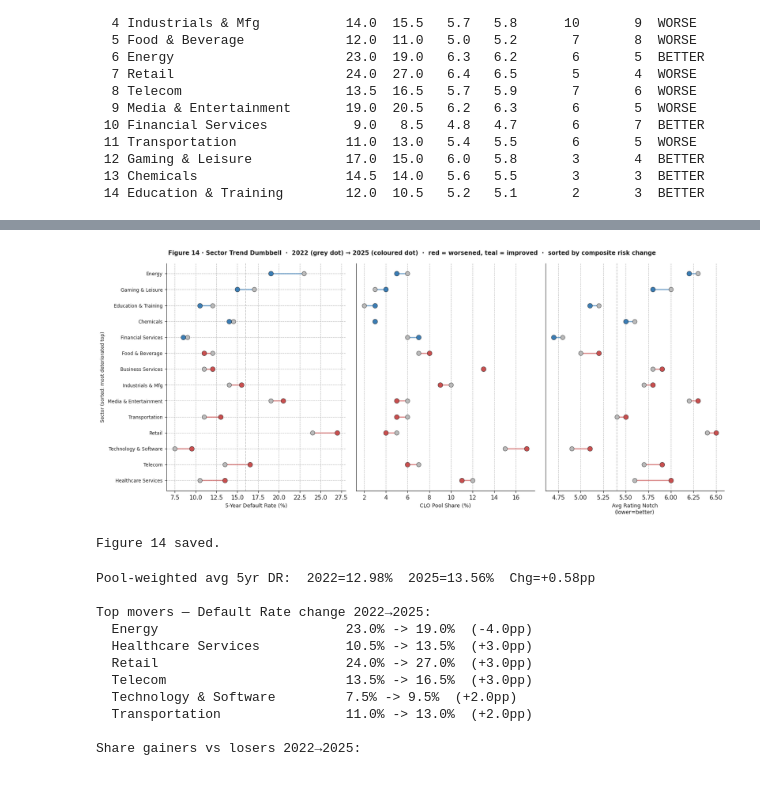
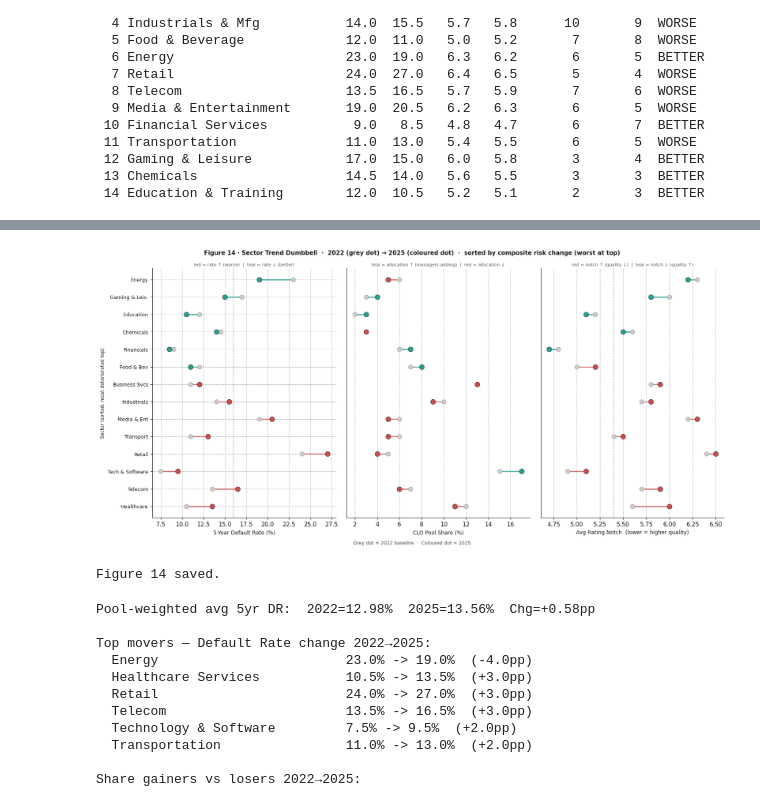
Before and after one commit to ZinuoS/WaterfallSim, a Jupyter notebook: notebooks/copula_monte_carlo.ipynb, the cells around one changed output, grey strips where cells are left out. Drawn from its saved outputs; the diff is of its cells as text; code cells hidden in the pictures.

```diff
--- a/notebooks/copula_monte_carlo.ipynb
+++ b/notebooks/copula_monte_carlo.ipynb
@@ -1276,52 +1277,87 @@ print("Figure 13 saved.")
 Figure 13 saved.
 # %%
 # ── CELL 27 · §11 Figure 14 — Dumbbell trend chart: DR, share, rating 2022→2025
+TEAL = "#2a9d8f"
+RED  = "#c94f4f"
+
 # Sort sectors by composite risk change (worst first)
 order = sorted(range(14), key=lambda i: -DELTA_RISK[i])
-names_sorted = [SECTORS_2025[i][0] for i in order]
 
-dr_22  = [SECTORS_2022[i][1] for i in order]
-dr_25  = [SECTORS_2025[i][1] for i in order]
-sh_22  = [SECTORS_2022[i][2] for i in order]
-sh_25  = [SECTORS_2025[i][2] for i in order]
-nt_22  = [SECTORS_2022[i][3] for i in order]
-nt_25  = [SECTORS_2025[i][3] for i in order]
-col_25 = [ARROW_COLORS[i] for i in order]
+SHORT_NAMES = {
+    "Technology & Software":  "Tech & Software",
+    "Healthcare Services":    "Healthcare",
+    "Business Services":      "Business Svcs",
+    "Industrials & Mfg":      "Industrials",
+    "Food & Beverage":        "Food & Bev",
+    "Energy":                 "Energy",
+    "Retail":                 "Retail",
+    "Telecom":                "Telecom",
+    "Media & Entertainment":  "Media & Ent",
+    "Financial Services":     "Financials",
+    "Transportation":         "Transport",
+    "Gaming & Leisure":       "Gaming & Leis.",
+    "Chemicals":              "Chemicals",
+    "Education & Training":   "Education",
+}
+names_sorted = [SHORT_NAMES.get(SECTORS_2025[i][0], SECTORS_2025[i][0]) for i in order]
 
-fig, axes = plt.subplots(1, 3, figsize=(15, 6.5), sharey=True)
+dr_22 = [SECTORS_2022[i][1] for i in order]
+dr_25 = [SECTORS_2025[i][1] for i in order]
+sh_22 = [SECTORS_2022[i][2] for i in order]
+sh_25 = [SECTORS_2025[i][2] for i in order]
+nt_22 = [SECTORS_2022[i][3] for i in order]
+nt_25 = [SECTORS_2025[i][3] for i in order]
+
+# Per-panel metric-aware colors (each panel has its own semantic direction)
+col_dr = [RED  if dr_25[j] > dr_22[j] else TEAL for j in range(14)]  # ↑ DR = bad
+col_sh = [TEAL if sh_25[j] > sh_22[j] else RED  for j in range(14)]  # ↑ share = good
+col_nt = [RED  if nt_25[j] > nt_22[j] else TEAL for j in range(14)]  # ↑ notch = worse quality
+
+fig, axes = plt.subplots(1, 3, figsize=(15, 7.0), sharey=True)
 fig.suptitle(
     "Figure 14 · Sector Trend Dumbbell  ·  2022 (grey dot) → 2025 (coloured dot)"
-    "  ·  red = worsened, teal = improved  ·  sorted by composite risk change",
+    "  ·  sorted by composite risk change (worst at top)",
     color=FG, fontsize=10, fontweight="bold"
 )
 y_pos = np.arange(14)
 
-for ax, x22, x25, xlabel, divider in [
-        (axes[0], dr_22,  dr_25,  "5-Year Default Rate (%)",       16.0),
-        (axes[1], sh_22,  sh_25,  "CLO Pool Share (%)",            None),
-        (axes[2], nt_22,  nt_25,  "Avg Rating Notch\n(lower=better)", 5.4)]:
+PANEL_CFG = [
+    (axes[0], dr_22, dr_25, col_dr, "5-Year Default Rate (%)",
+     "red = rate ↑ (worse)  |  teal = rate ↓ (better)", 16.0),
+    (axes[1], sh_22, sh_25, col_sh, "CLO Pool Share (%)",
+     "teal = allocation ↑ (managers adding)  |  red = allocation ↓", None),
+    (axes[2], nt_22, nt_25, col_nt, "Avg Rating Notch  (lower = higher quality)",
+     "red = notch ↑ (quality ↓)  |  teal = notch ↓ (quality ↑)", 5.4),
+]
+
+for ax, x22, x25, cols, xlabel, subtitle, divider in PANEL_CFG:
     for j in range(14):
         ax.plot([x22[j], x25[j]], [y_pos[j], y_pos[j]],
-                color=col_25[j], lw=1.8, alpha=0.7, zorder=2)
-        ax.scatter(x22[j], y_pos[j], s=55, color="#bbbbbb",
-                   edgecolors=FG, linewidths=0.5, zorder=3)
-        ax.scatter(x25[j], y_pos[j], s=65, color=col_25[j],
+                color=cols[j], lw=2.0, alpha=0.75, zorder=2)
+        ax.scatter(x22[j], y_pos[j], s=55, color="#cccccc",
+                   edgecolors="#888888", linewidths=0.5, zorder=3)
+        ax.scatter(x25[j], y_pos[j], s=70, color=cols[j],
                    edgecolors=FG, linewidths=0.5, zorder=4)
     if divider:
         ax.axvline(divider, color=LGREY, lw=1.0, ls="--")
     ax.set_xlabel(xlabel, fontsize=9)
+    ax.set_title(subtitle, fontsize=7.5, color="#555555", pad=4)
     ax.set_yticks(y_pos)
-    ax.set_yticklabels(names_sorted, fontsize=8)
+    ax.set_yticklabels(names_sorted, fontsize=8.5)
 
 axes[0].set_ylabel("Sector (sorted: most deteriorated top)", fontsize=8)
-axes[1].yaxis.set_visible(False); axes[2].yaxis.set_visible(False)
+axes[1].yaxis.set_visible(False)
+axes[2].yaxis.set_visible(False)
+
+fig.text(0.5, -0.01, "Grey dot = 2022 baseline  ·  Coloured dot = 2025",
+         ha="center", fontsize=8, color="#555555")
 fig.tight_layout()
 fig.savefig("../figures/fig14_sector_trends.png", dpi=200,
             bbox_inches="tight", facecolor=BG)
 plt.show()
 print("Figure 14 saved.")
 # %% [output]
-[figure, old version]
+[figure, new version]
 Figure 14 saved.
 # %%
 # ── CELL 28 · §11 Sector summary stats — weighted-avg DR shift 2022→2025 ──────
```
Also changed, not shown: parts of 2 cells of this notebook, 3 other files.
